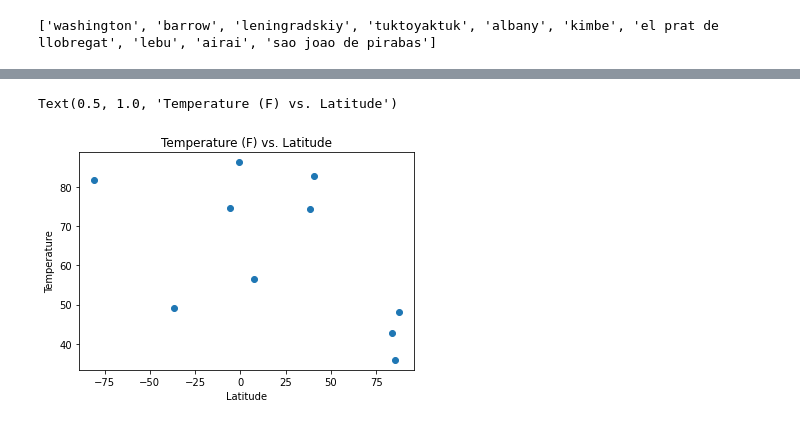
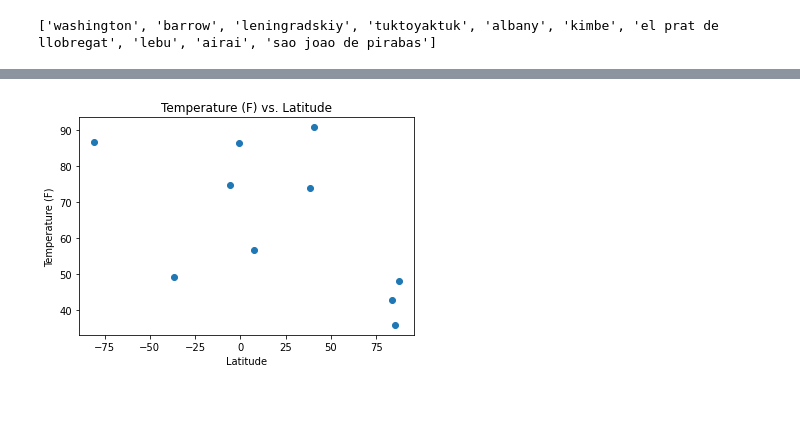
Before and after one commit to Barlow0471/Python-API-Challenge, a Jupyter notebook: WeatherPy/WeatherPy2.ipynb, the cells around one changed output, grey strips where cells are left out. Saved outputs shown, nothing was run; the diff lists cells and outputs as text; code cells hidden in the pictures.

```diff
--- a/WeatherPy/WeatherPy2.ipynb
+++ b/WeatherPy/WeatherPy2.ipynb
@@ -51,18 +51,22 @@ units = "imperial"
 # Build query url and request results
 query_url = f"{url}appid={weather_api_key}&units={units}&q="
 # Set temperature from response
-temp = []
+max_temp = []
 humidity = []
 cloudiness = []
 wind_speed = []
+date = []
+country =[]
 # Create for loop for temperatures in city list
 for city in cities:
     try:
         response = requests.get(query_url + city).json()
-        temp.append(response['main']['temp'])
+        max_temp.append(response['main']['temp_max'])
         humidity.append(response['main']['humidity'])
         cloudiness.append(response['clouds']['all'])
         wind_speed.append(response['wind']['speed'])
+        country.append(response['sys']['country'])
+        date.append(response['dt'])
         print(f"The temperature in {city} is {temp} F.")
 
     except:
@@ -81,5 +85,5 @@ The temperature in airai is [74.35, 42.82, 35.89, 48.2, 81.79, 74.77, 82.9, 49.1
 The temperature in sao joao de pirabas is [74.35, 42.82, 35.89, 48.2, 81.79, 74.77, 82.9, 49.17, 56.59, 86.34] F.
 # %%
-cities_df = pd.DataFrame({'Cities': cities, 'Latitude': lats, 'Longitude': lngs, 'Temperature': temp, 'Humidity': humidity, 'Cloudiness': cloudiness, 'Wind Speed': wind_speed})
+cities_df = pd.DataFrame({'Cities': cities, 'Latitude': lats, 'Longitude': lngs, 'Max Temperature': max_temp, 'Humidity': humidity, 'Cloudiness': cloudiness, 'Wind Speed': wind_speed, 'Country': country, 'Date': date})
 cities_df
 # %% [output]
@@ -98,13 +102,13 @@ cities_df
 cities_df.to_csv("../cities_output_student.csv", encoding="utf-8", index=False)
 # %%
 # Temperature (F) vs. Latitude
-plt.scatter(cities_df['Latitude'], cities_df['Temperature'])
+plt.scatter(cities_df['Latitude'], cities_df['Max Temperature'])
 plt.xlabel('Latitude')
-plt.ylabel('Temperature')
+plt.ylabel('Temperature (F)')
 plt.title('Temperature (F) vs. Latitude')
+plt.savefig("Temperature.png")
 # %% [output]
-Text(0.5, 1.0, 'Temperature (F) vs. Latitude')
-[figure, old version]
+[figure, new version]
 # %%
 # Humidity (%) vs Latitude
 plt.scatter(cities_df['Latitude'], cities_df['Humidity'])
```
Also changed, not shown: parts of 14 cells of this notebook, 4 other files.
